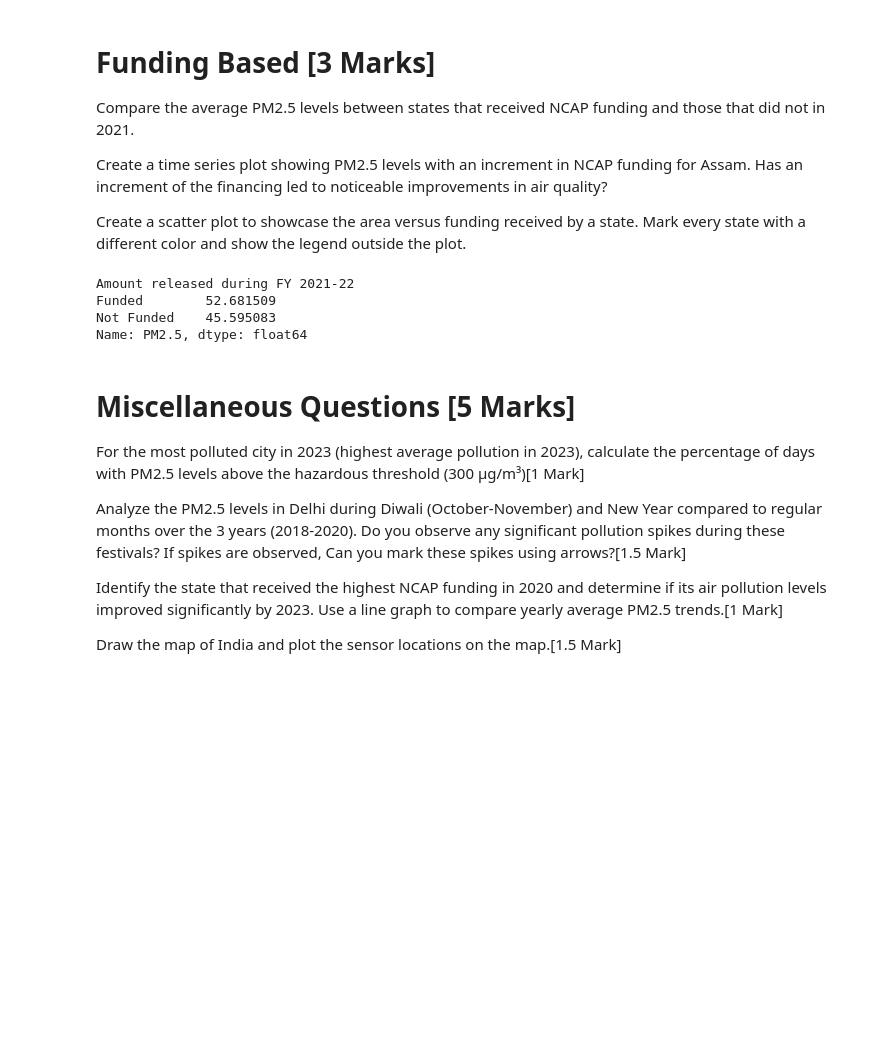
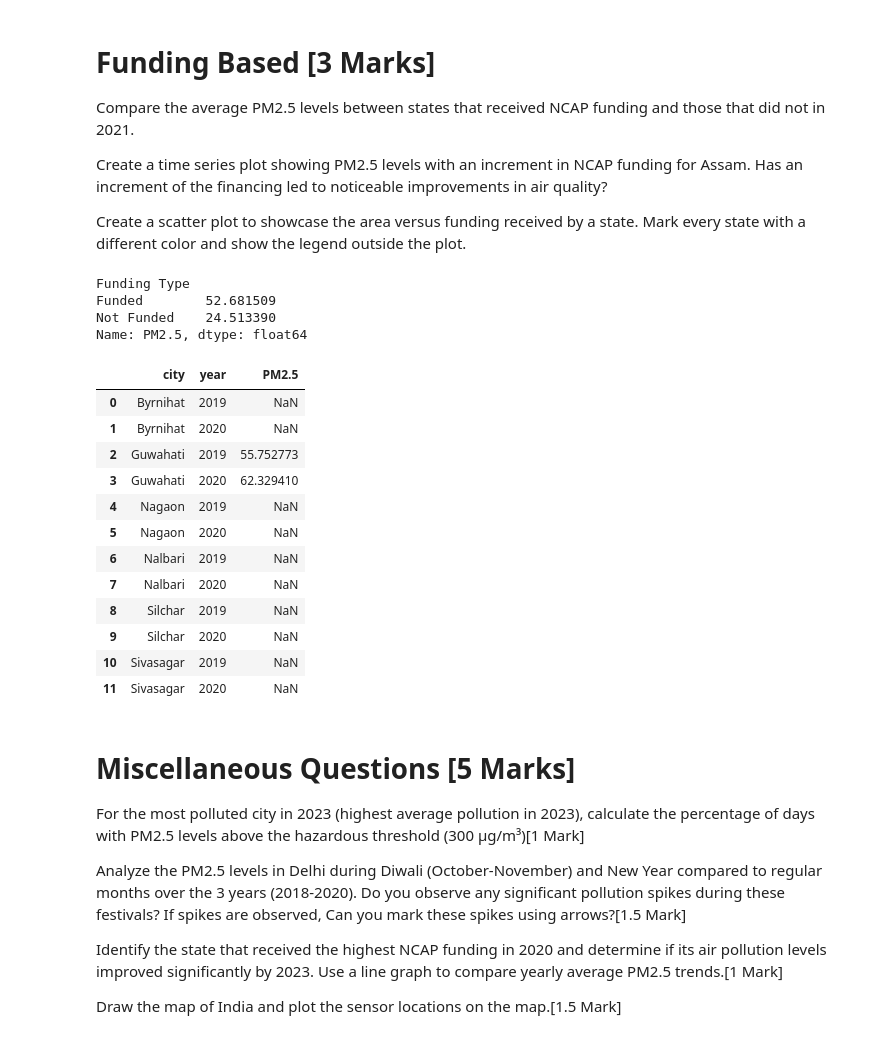
Before and after one commit to ishaank17/PSDV-Grp-ES-114-, a Jupyter notebook: Lab3/Lab3.ipynb, the cells around one changed output. Cells and saved outputs as stored; diff of their text form; code cells hidden in the pictures; blank space fills up the shorter version.

```diff
--- a/Lab3/Lab3.ipynb
+++ b/Lab3/Lab3.ipynb
@@ -441,26 +445,52 @@ ncap.replace("-",np.nan,inplace=True)
 ncap.rename(columns={"City":"city"},inplace=True)
 ncap.iloc[:,3:]=ncap.iloc[:,3:].astype(float)
 # %%
+#Compare the average PM2.5 levels between states that received NCAP funding and those that did not in 2021.
 mapping={True:"Funded" , False : "Not Funded"}
-fundedState=~ncap.groupby("State")["Amount released during FY 2021-22"].mean().isin([0,np.nan])
-# fundedState.groupby("Amount released during FY 2021-22")
+ExtractedData=ncap.groupby("State")["Amount released during FY 2021-22"].mean().dropna()
 
-pm2=data.groupby("state")["PM2.5"].mean()
-pm2.rename_axis("State",inplace=True)
+fundedState=ExtractedData.ne(0).rename("Funding Type")
+fundedState = fundedState.reset_index()
+
+pm2=data.groupby("state")["PM2.5"].mean().rename("PM2.5")
+pm2 = pm2.reset_index().rename(columns={"state": "State"})
+
 pm2=pd.merge(fundedState,pm2,how="outer",on="State")
-pm2["Amount released during FY 2021-22"]=pm2["Amount released during FY 2021-22"].map(mapping)
+
+pm2["Funding Type"]=pm2["Funding Type"].map(mapping)
 
 
-pm2.groupby("Amount released during FY 2021-22")["PM2.5"].mean()
+pm2.groupby("Funding Type")["PM2.5"].mean()
 # %% [output]
-Amount released during FY 2021-22
+Funding Type
 Funded        52.681509
-Not Funded    45.595083
+Not Funded    24.513390
 Name: PM2.5, dtype: float64
 # %%
 # Create a time series plot showing PM2.5 levels with an increment in NCAP funding for Assam.
 # Has an increment of the financing led to noticeable improvements in air quality?
-combiNCAP=pd.merge(ncap,data.loc[:,["city","PM2.5"]],how="inner" , on="city")
+# combiNCAP=pd.merge(ncap,data.loc[:,["city","PM2.5","year"]],how="inner" , on="city")
+# assamData=combiNCAP.query("State == 'Assam' and year>=2019")
+assamNcap=ncap.query("State == 'Assam'")
+
+
+data.query("state== 'Assam'and (year== 2019 or year==2020 ) ").groupby(["city","year"])["PM2.5"].mean().reset_index()
+# data.query("state== 'Assam'and (year== 2019 or year==2020 ) ")
+# assamNcap
+# %% [output]
+|  | city | year | PM2.5 |
+| 0 | Byrnihat | 2019 | NaN |
+| 1 | Byrnihat | 2020 | NaN |
+| 2 | Guwahati | 2019 | 55.752773 |
+| 3 | Guwahati | 2020 | 62.329410 |
+| 4 | Nagaon | 2019 | NaN |
+| 5 | Nagaon | 2020 | NaN |
+| 6 | Nalbari | 2019 | NaN |
+| 7 | Nalbari | 2020 | NaN |
+| 8 | Silchar | 2019 | NaN |
+| 9 | Silchar | 2020 | NaN |
+| 10 | Sivasagar | 2019 | NaN |
+| 11 | Sivasagar | 2020 | NaN |
 # %% [markdown]
 # **Miscellaneous Questions [5 Marks]**
 
```
Also changed, not shown: parts of 5 cells of this notebook.
